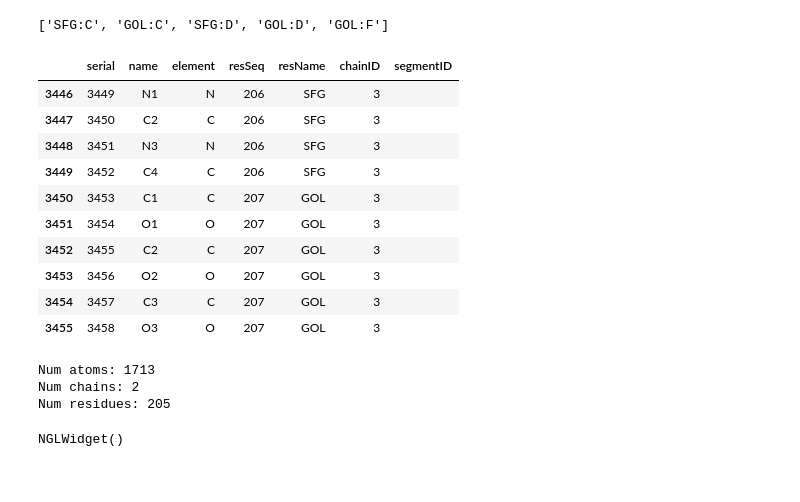
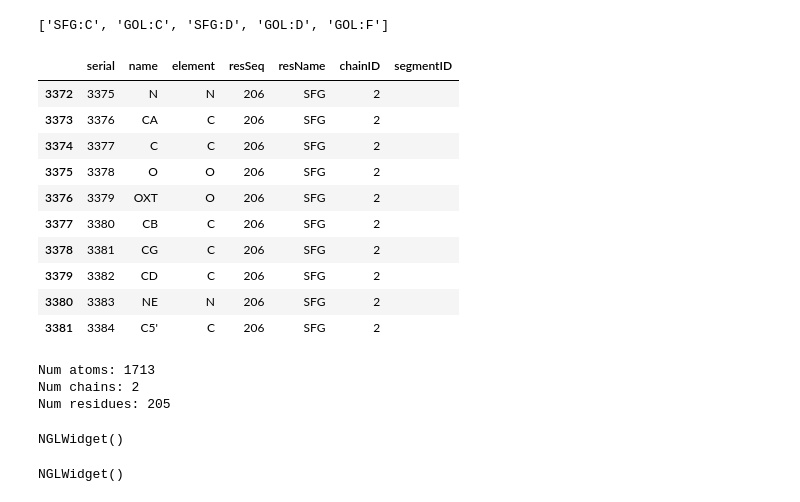
Before and after one commit to uibcdf/OpenPharmacophore-Tools, a Jupyter notebook: notebooks/protein_ligand_interactions/plip_dataset.ipynb, the cells around one changed output. Drawn from its saved outputs; the diff is of its cells as text; code cells hidden in the pictures.

```diff
--- a/notebooks/protein_ligand_interactions/plip_dataset.ipynb
+++ b/notebooks/protein_ligand_interactions/plip_dataset.ipynb
@@ -210,18 +211,18 @@ pli.find_ligands_in_traj(traj_3bbh)
 df, _ = traj_3bbh.topology.to_dataframe()
 # %%
 # Chain 3 contains two ligands SFG and GOL. We are only interested in SFG
-df[df["chainID"] == 3].tail(10)
+df[df["chainID"] == 2].head(10)
 # %% [output]
 |  | serial | name | element | resSeq | resName | chainID | segmentID |
-| 3446 | 3449 | N1 | N | 206 | SFG | 3 |  |
-| 3447 | 3450 | C2 | C | 206 | SFG | 3 |  |
-| 3448 | 3451 | N3 | N | 206 | SFG | 3 |  |
-| 3449 | 3452 | C4 | C | 206 | SFG | 3 |  |
-| 3450 | 3453 | C1 | C | 207 | GOL | 3 |  |
-| 3451 | 3454 | O1 | O | 207 | GOL | 3 |  |
-| 3452 | 3455 | C2 | C | 207 | GOL | 3 |  |
-| 3453 | 3456 | O2 | O | 207 | GOL | 3 |  |
-| 3454 | 3457 | C3 | C | 207 | GOL | 3 |  |
-| 3455 | 3458 | O3 | O | 207 | GOL | 3 |  |
+| 3372 | 3375 | N | N | 206 | SFG | 2 |  |
+| 3373 | 3376 | CA | C | 206 | SFG | 2 |  |
+| 3374 | 3377 | C | C | 206 | SFG | 2 |  |
+| 3375 | 3378 | O | O | 206 | SFG | 2 |  |
+| 3376 | 3379 | OXT | O | 206 | SFG | 2 |  |
+| 3377 | 3380 | CB | C | 206 | SFG | 2 |  |
+| 3378 | 3381 | CG | C | 206 | SFG | 2 |  |
+| 3379 | 3382 | CD | C | 206 | SFG | 2 |  |
+| 3380 | 3383 | NE | N | 206 | SFG | 2 |  |
+| 3381 | 3384 | C5' | C | 206 | SFG | 2 |  |
 # %%
 # Extract chain with protein and single ligand
@@ -240,5 +241,10 @@ print_traf_info(traj_3bbh_A)
 Num atoms: 1713
 Num chains: 2
 Num residues: 205
+# %%
+traj_ligand = mdt.load(os.path.join(data_dir, pdb_id, pdb_ligands[pdb_id][-1]))
+nv.show_mdtraj(traj_ligand)
+# %% [output]
+NGLWidget()
 # %%
 view = nv.show_mdtraj(traj_3bbh_A)
```
Also changed, not shown: parts of 8 cells of this notebook, 9 other files.
